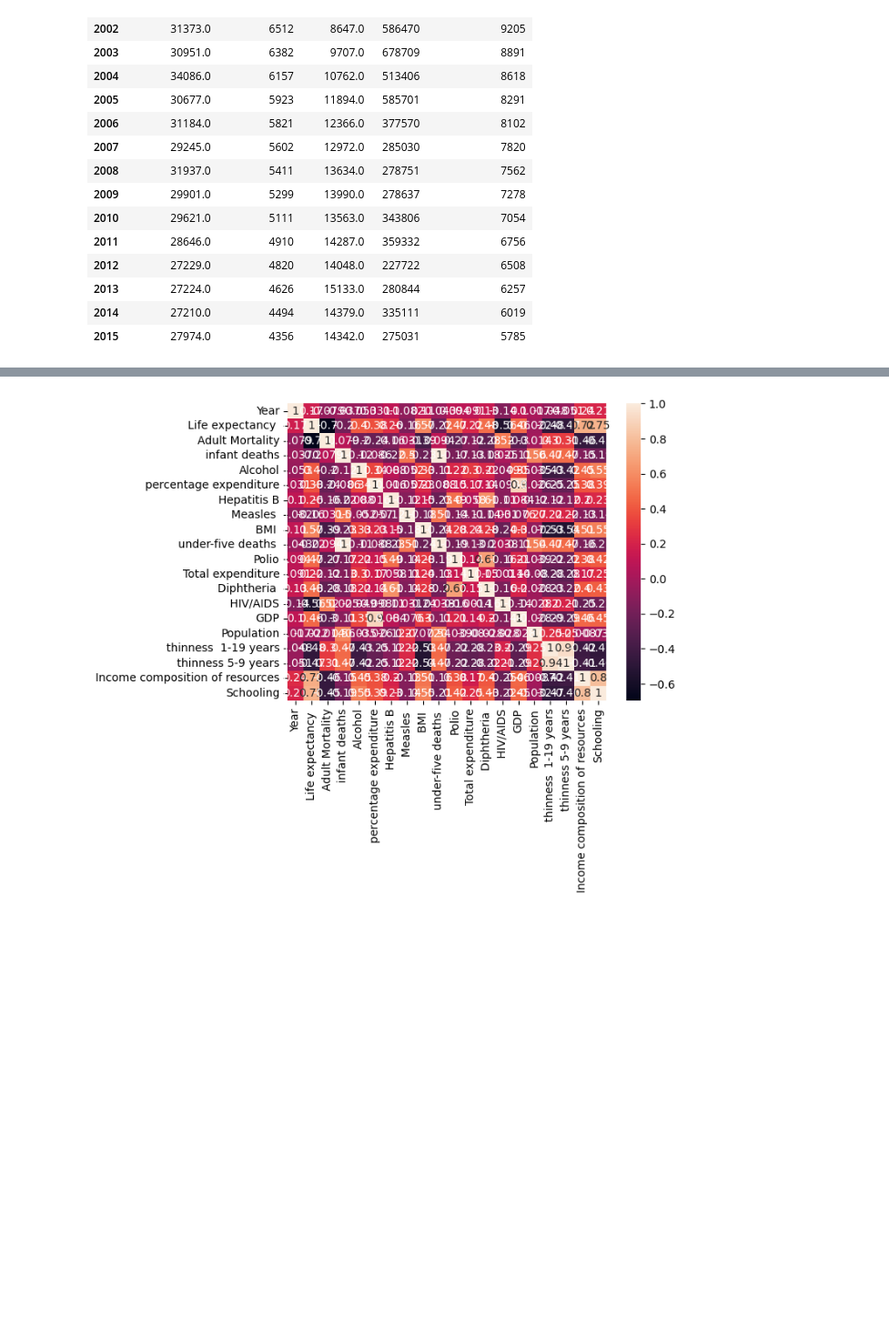
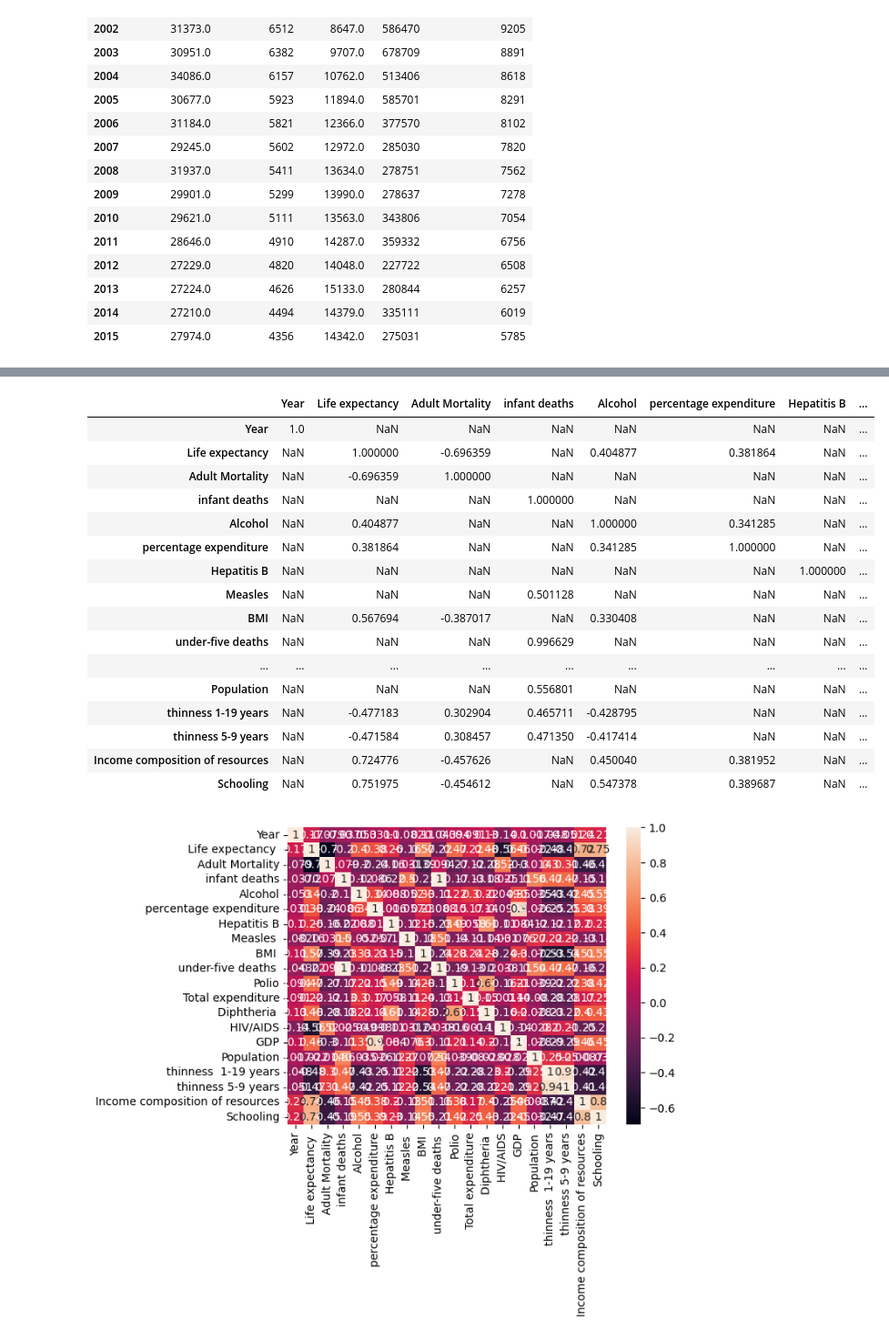
Before and after one commit to victor-duwat/Dazzle-Dash, a Jupyter notebook: notebook.ipynb, the cells around one changed output, grey strips where cells are left out. Shown at 91% size. Drawn from its saved outputs; the diff is of its cells as text; code cells hidden in the pictures; blank space fills up the shorter version.

```diff
--- a/notebook.ipynb
+++ b/notebook.ipynb
@@ -345,6 +345,26 @@ tmp
 | thinness 5-9 years | -0.050929 | -0.471584 | 0.308457 | 0.471350 | -0.417414 | -0.252905 | -0.124960 | ... |
 | Income composition of resources | 0.243468 | 0.724776 | -0.457626 | -0.145139 | 0.450040 | 0.381952 | 0.199549 | ... |
 | Schooling | 0.209400 | 0.751975 | -0.454612 | -0.193720 | 0.547378 | 0.389687 | 0.231117 | ... |
+# %%
+tmp[((tmp <= -0.3) | (tmp >= 0.3))]
+# %% [output]
+|  | Year | Life expectancy | Adult Mortality | infant deaths | Alcohol | percentage expenditure | Hepatitis B | ... |
+| Year | 1.0 | NaN | NaN | NaN | NaN | NaN | NaN | ... |
+| Life expectancy | NaN | 1.000000 | -0.696359 | NaN | 0.404877 | 0.381864 | NaN | ... |
+| Adult Mortality | NaN | -0.696359 | 1.000000 | NaN | NaN | NaN | NaN | ... |
+| infant deaths | NaN | NaN | NaN | 1.000000 | NaN | NaN | NaN | ... |
+| Alcohol | NaN | 0.404877 | NaN | NaN | 1.000000 | 0.341285 | NaN | ... |
+| percentage expenditure | NaN | 0.381864 | NaN | NaN | 0.341285 | 1.000000 | NaN | ... |
+| Hepatitis B | NaN | NaN | NaN | NaN | NaN | NaN | 1.000000 | ... |
+| Measles | NaN | NaN | NaN | 0.501128 | NaN | NaN | NaN | ... |
+| BMI | NaN | 0.567694 | -0.387017 | NaN | 0.330408 | NaN | NaN | ... |
+| under-five deaths | NaN | NaN | NaN | 0.996629 | NaN | NaN | NaN | ... |
+| ... | ... | ... | ... | ... | ... | ... | ... | ... |
+| Population | NaN | NaN | NaN | 0.556801 | NaN | NaN | NaN | ... |
+| thinness 1-19 years | NaN | -0.477183 | 0.302904 | 0.465711 | -0.428795 | NaN | NaN | ... |
+| thinness 5-9 years | NaN | -0.471584 | 0.308457 | 0.471350 | -0.417414 | NaN | NaN | ... |
+| Income composition of resources | NaN | 0.724776 | -0.457626 | NaN | 0.450040 | 0.381952 | NaN | ... |
+| Schooling | NaN | 0.751975 | -0.454612 | NaN | 0.547378 | 0.389687 | NaN | ... |
 # %%
 # Create a scatterplot
 sns.heatmap(data=tmp, annot=True)
```
